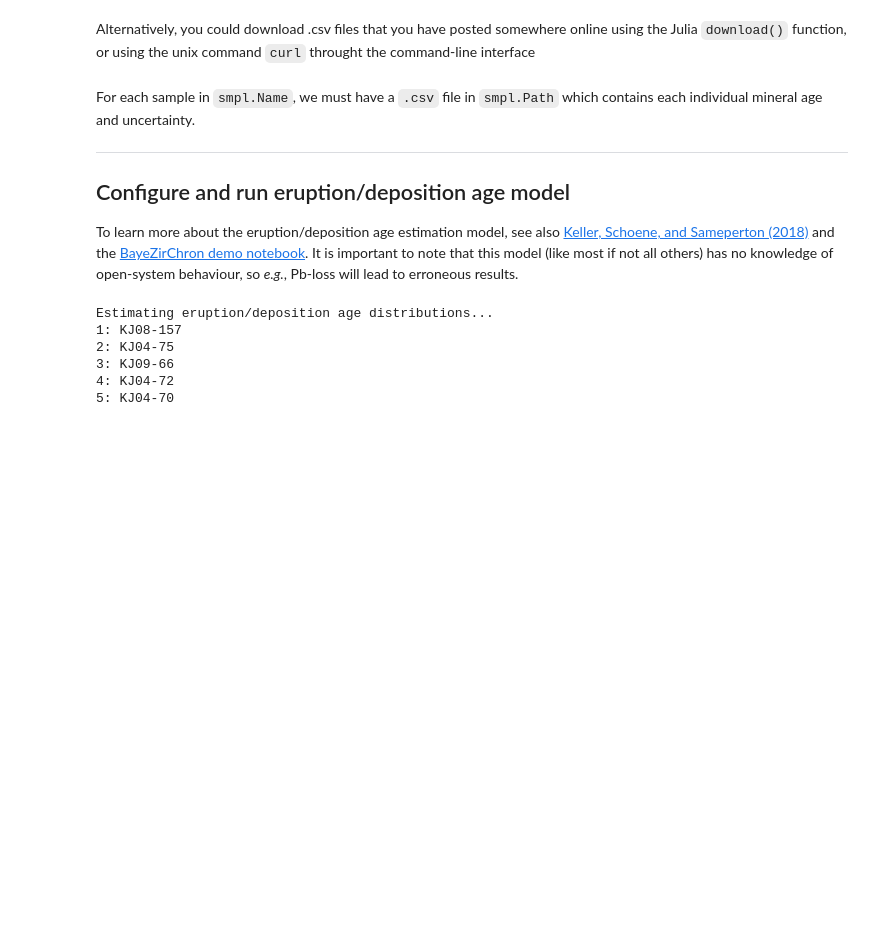
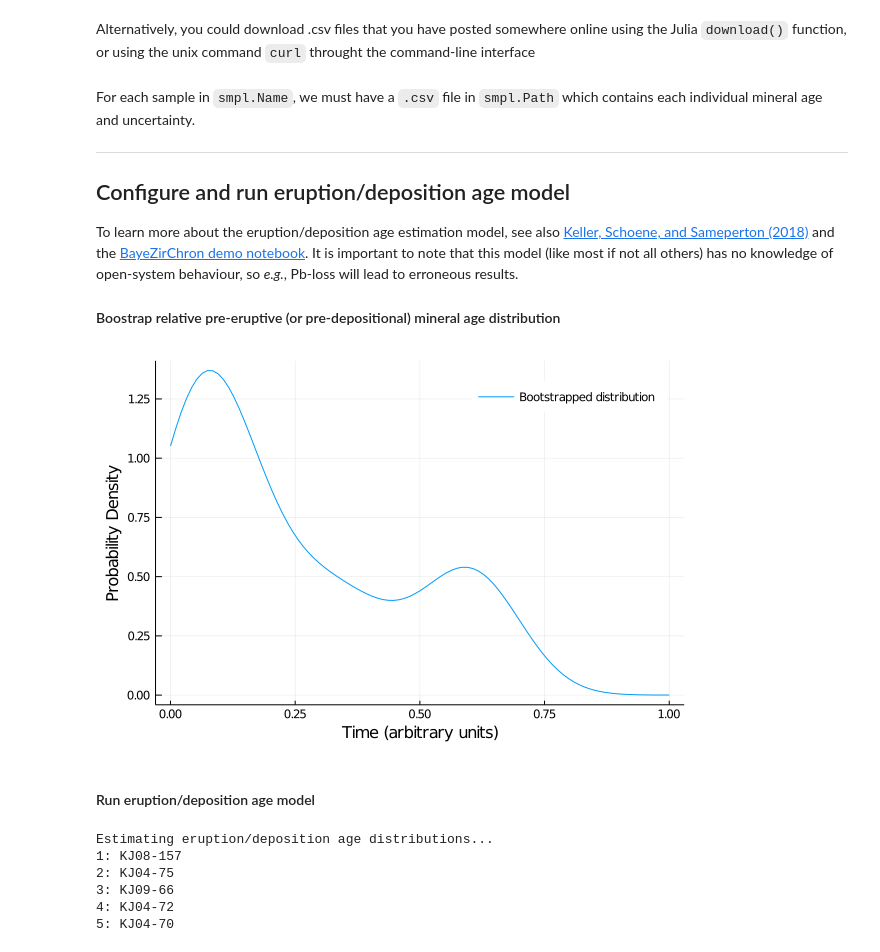
Before and after one commit to brenhinkeller/Chron.jl, a Jupyter notebook: examples/Chron1.0DistOnly.ipynb, the cells around one changed output. Cells and saved outputs as stored; diff of their text form; code cells hidden in the pictures; blank space fills up the shorter version.

```diff
--- a/examples/Chron1.0DistOnly.ipynb
+++ b/examples/Chron1.0DistOnly.ipynb
@@ -176,6 +182,21 @@ For each sample in `smpl.Name`, we must have a `.csv` file in `smpl.Path` which
 ***
 ## Configure and run eruption/deposition age model
 To learn more about the eruption/deposition age estimation model, see also [Keller, Schoene, and Sameperton (2018)](https://doi.org/10.7185/geochemlet.1826) and the [BayeZirChron demo notebook](http://brenh.in/BayeZirChron). It is important to note that this model (like most if not all others) has no knowledge of open-system behaviour, so *e.g.*, Pb-loss will lead to erroneous results.
+
+#### Boostrap relative pre-eruptive (or pre-depositional) mineral age distribution
+# %%
+# Bootstrap a KDE of the pre-eruptive (or pre-deposition) zircon distribution
+# shape from individual sample datafiles using a KDE of stacked sample data
+BootstrappedDistribution = BootstrapCrystDistributionKDE(smpl)
+h = plot(range(0,1,length=length(BootstrappedDistribution)), BootstrappedDistribution,
+    label="Bootstrapped distribution", xlabel="Time (arbitrary units)", ylabel="Probability Density",
+    fg_color_legend=:white)
+savefig(h, joinpath(smpl.Path,"BootstrappedDistribution.pdf"))
+display(h)
+# %% [output]
+[figure, added]
+# %% [markdown]
+#### Run eruption/deposition age model
 # %%
 # Number of steps to run in distribution MCMC
 distSteps = 10^6
```
Also changed, not shown: parts of 6 cells of this notebook, 5 other files.
